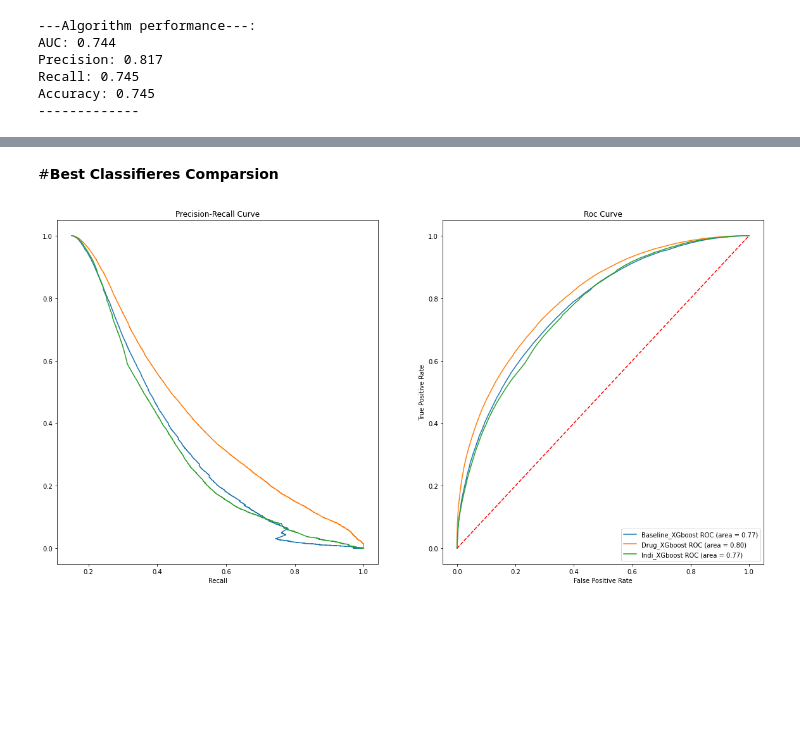
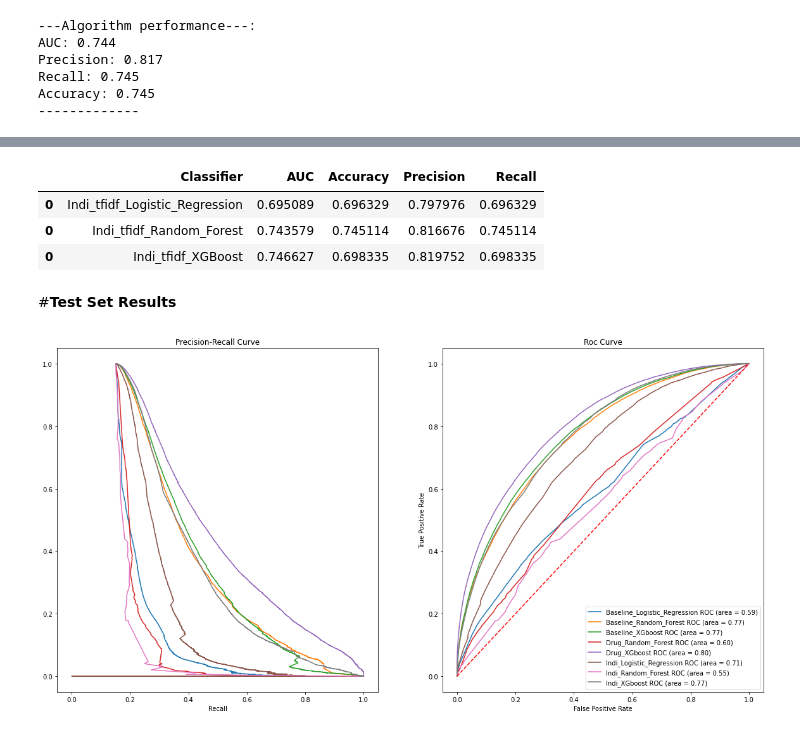
Before and after one commit to omerfalach/Death-Classification-FAERS, a Jupyter notebook: Modeling.ipynb, the cells around one changed output, grey strips where cells are left out. Cells and saved outputs as stored; diff of their text form; code cells hidden in the pictures; blank space fills up the shorter version.

```diff
--- a/Modeling.ipynb
+++ b/Modeling.ipynb
@@ -600,10 +627,22 @@ Precision: 0.817
 Recall: 0.745
 Accuracy: 0.745
 -------------
-# %% [markdown]
-#**Best Classifieres Comparsion**
+# %%
+indi_tfidf_classifiers = {'Indi_tfidf_Logistic_Regression':indi_tfidf_logreg,'Indi_tfidf_Random_Forest':indi_tfidf_rforest, 'Indi_tfidf_XGBoost':indi_tfidf_xgboost}
+indi_tfidf_evaluation= evaluation_table(indi_tfidf_classifiers)
+indi_tfidf_evaluation
+# %% [output]
+|  | Classifier | AUC | Accuracy | Precision | Recall |
+| 0 | Indi_tfidf_Logistic_Regression | 0.695089 | 0.696329 | 0.797976 | 0.696329 |
+| 0 | Indi_tfidf_Random_Forest | 0.743579 | 0.745114 | 0.816676 | 0.745114 |
+| 0 | Indi_tfidf_XGBoost | 0.746627 | 0.698335 | 0.819752 | 0.698335 |
+# %% [markdown]
+#**Test Set Results**
 # %%
-best_classifiers = {'Baseline_XGboost':baseline_xgboost,'Drug_XGboost':drug_tfidf_xgboost, 'Indi_XGboost':indi_tfidf_xgboost}
-op.compare_models(test_features,test_labels,best_classifiers)
+classifiers = {'Baseline_Logistic_Regression':baseline_logreg,'Baseline_Random_Forest':baseline_rforest, 'Baseline_XGboost':baseline_xgboost,
+               'Baseline_Logistic_Regression':drug_tfidf_logreg,'Drug_Random_Forest':drug_tfidf_rforest,'Drug_XGboost':drug_tfidf_xgboost,'Indi_Logistic_Regression':indi_tfidf_logreg,'Indi_Random_Forest':indi_tfidf_rforest, 'Indi_XGboost':indi_tfidf_xgboost}
+
+
+op.compare_models(test_features,test_labels,classifiers)
 # %% [output]
-[figure, old version]
+[figure, new version]
```
Also changed, not shown: parts of 11 cells of this notebook.
